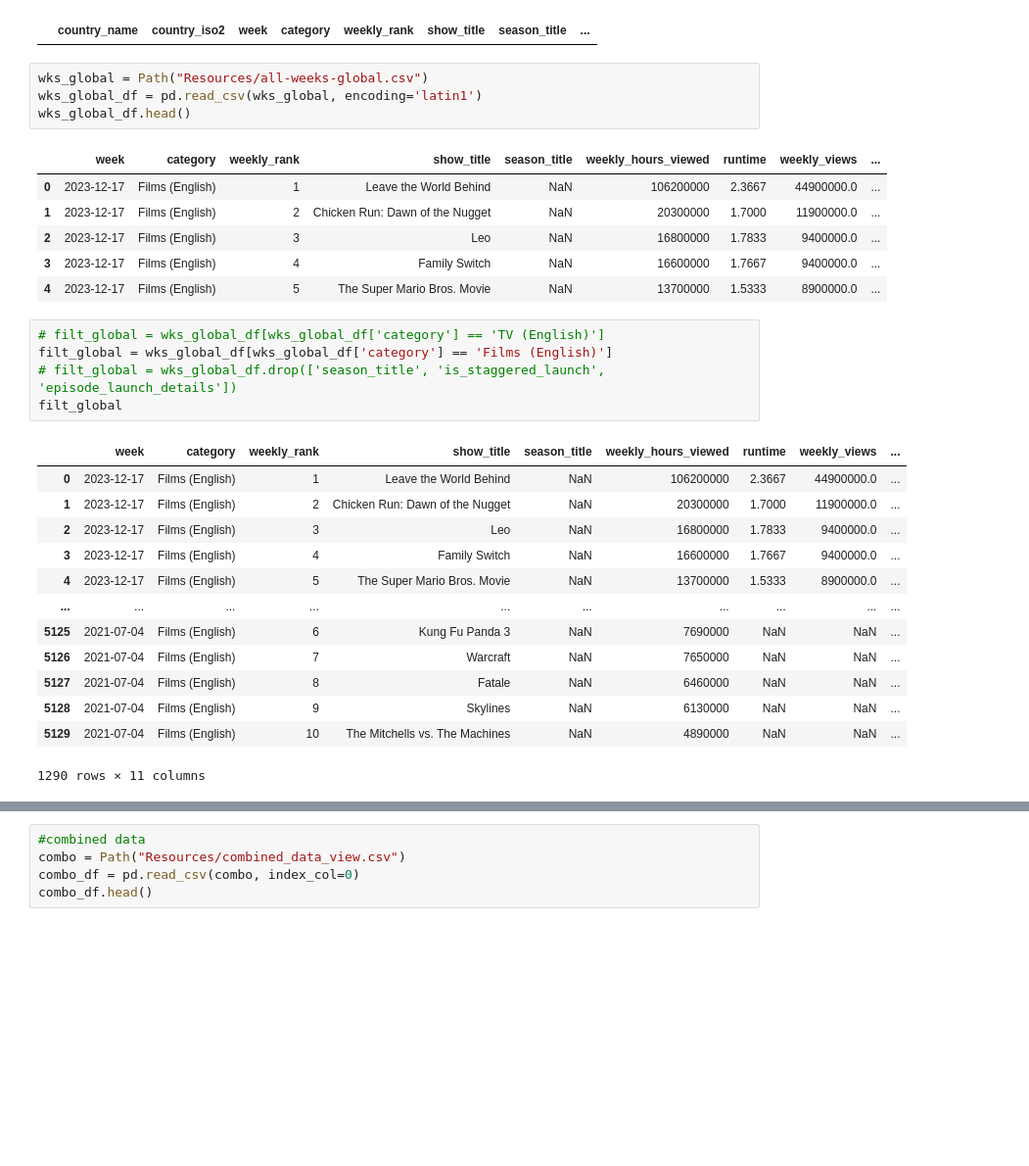
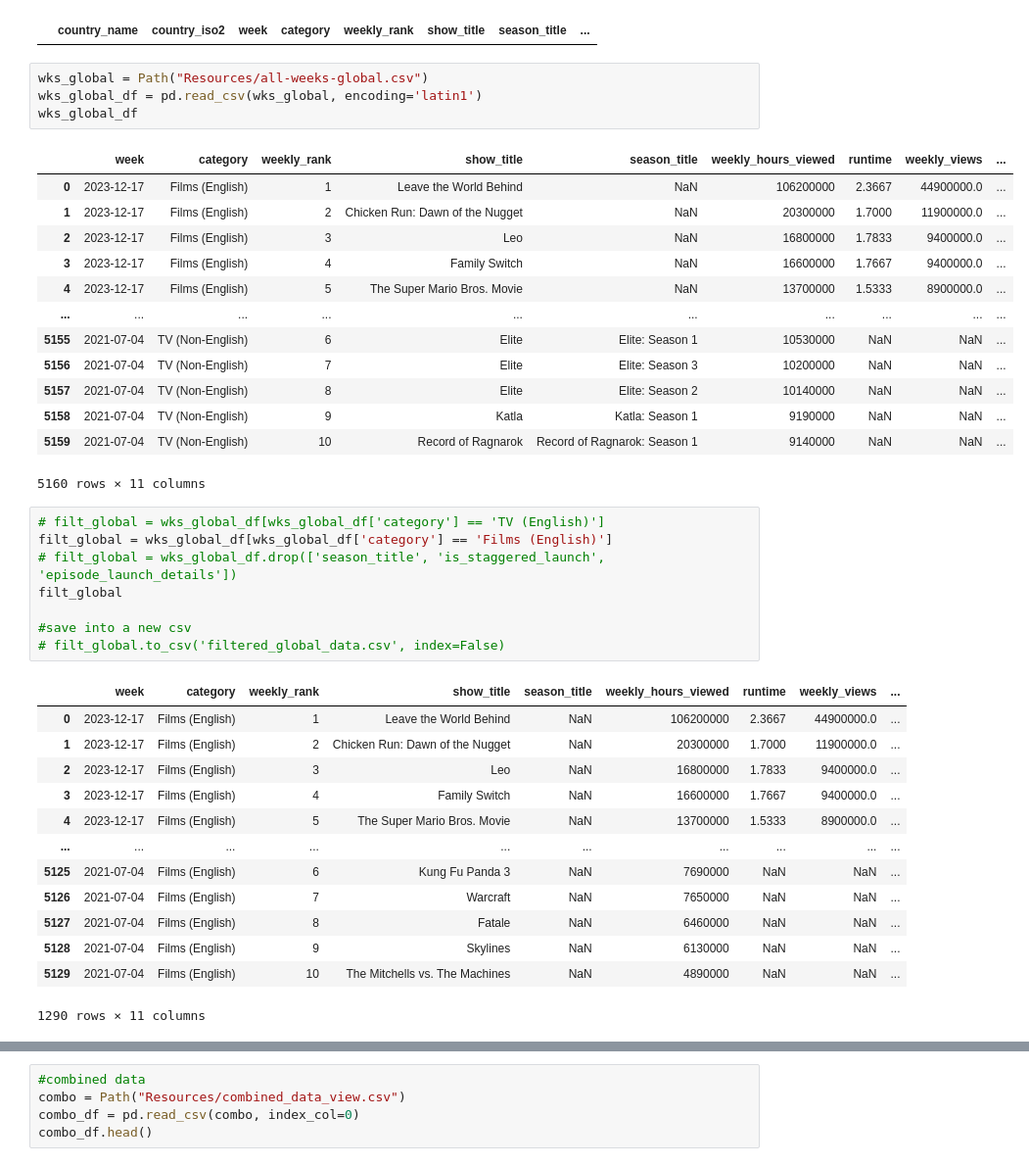
Before and after one commit to mopfun/Project_4_Grp_1, a Jupyter notebook: main.ipynb, the cells around one changed output, grey strips where cells are left out. Shown: that part at 98% size. Drawn from its saved outputs; the diff is of its cells as text; blank space fills up the shorter version.

```diff
--- a/main.ipynb
+++ b/main.ipynb
@@ -46,19 +46,29 @@ filt_country
 # %%
 wks_global = Path("Resources/all-weeks-global.csv")
 wks_global_df = pd.read_csv(wks_global, encoding='latin1')
-wks_global_df.head()
+wks_global_df
 # %% [output]
 |  | week | category | weekly_rank | show_title | season_title | weekly_hours_viewed | runtime | weekly_views | ... |
 | 0 | 2023-12-17 | Films (English) | 1 | Leave the World Behind | NaN | 106200000 | 2.3667 | 44900000.0 | ... |
 | 1 | 2023-12-17 | Films (English) | 2 | Chicken Run: Dawn of the Nugget | NaN | 20300000 | 1.7000 | 11900000.0 | ... |
 | 2 | 2023-12-17 | Films (English) | 3 | Leo | NaN | 16800000 | 1.7833 | 9400000.0 | ... |
 | 3 | 2023-12-17 | Films (English) | 4 | Family Switch | NaN | 16600000 | 1.7667 | 9400000.0 | ... |
 | 4 | 2023-12-17 | Films (English) | 5 | The Super Mario Bros. Movie | NaN | 13700000 | 1.5333 | 8900000.0 | ... |
+| ... | ... | ... | ... | ... | ... | ... | ... | ... | ... |
+| 5155 | 2021-07-04 | TV (Non-English) | 6 | Elite | Elite: Season 1 | 10530000 | NaN | NaN | ... |
+| 5156 | 2021-07-04 | TV (Non-English) | 7 | Elite | Elite: Season 3 | 10200000 | NaN | NaN | ... |
+| 5157 | 2021-07-04 | TV (Non-English) | 8 | Elite | Elite: Season 2 | 10140000 | NaN | NaN | ... |
+| 5158 | 2021-07-04 | TV (Non-English) | 9 | Katla | Katla: Season 1 | 9190000 | NaN | NaN | ... |
+| 5159 | 2021-07-04 | TV (Non-English) | 10 | Record of Ragnarok | Record of Ragnarok: Season 1 | 9140000 | NaN | NaN | ... |
+5160 rows × 11 columns
 # %%
 # filt_global = wks_global_df[wks_global_df['category'] == 'TV (English)']
 filt_global = wks_global_df[wks_global_df['category'] == 'Films (English)']
 # filt_global = wks_global_df.drop(['season_title', 'is_staggered_launch', 'episode_launch_details'])
 filt_global
+
+#save into a new csv
+# filt_global.to_csv('filtered_global_data.csv', index=False)
 # %% [output]
 |  | week | category | weekly_rank | show_title | season_title | weekly_hours_viewed | runtime | weekly_views | ... |
 | 0 | 2023-12-17 | Films (English) | 1 | Leave the World Behind | NaN | 106200000 | 2.3667 | 44900000.0 | ... |
```
Also changed, not shown: parts of 9 cells of this notebook, 4 other files.
